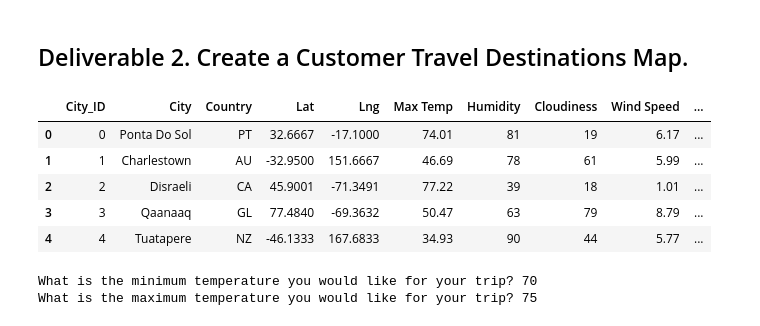
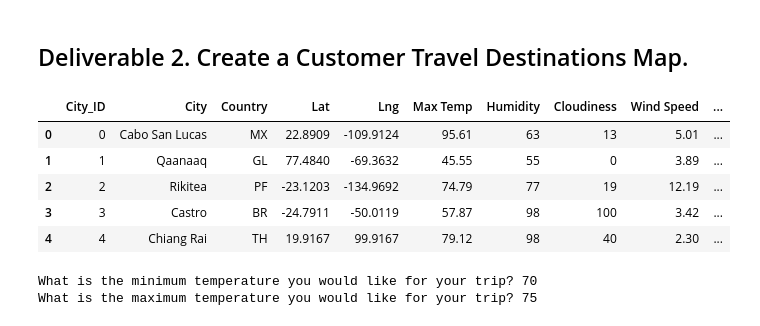
Before and after one commit to marveld21/World_Weather_Analysis, a Jupyter notebook: Vacation_Search/Vacation_Search.ipynb, the cells around one changed output. Drawn from its saved outputs; the diff is of its cells as text; code cells hidden in the pictures.

```diff
--- a/Vacation_Search/Vacation_Search.ipynb
+++ b/Vacation_Search/Vacation_Search.ipynb
@@ -14,15 +13,15 @@ from config import g_key
 gmaps.configure(api_key=g_key)
 # %%
 # 1. Import the WeatherPy_database.csv file.
-city_data_df = pd.read_csv("../WeatherPy_database.csv")
+city_data_df = pd.read_csv("..\Weather_Database\WeatherPy_Database.csv")
 city_data_df.head()
 # %% [output]
 |  | City_ID | City | Country | Lat | Lng | Max Temp | Humidity | Cloudiness | Wind Speed | ... |
-| 0 | 0 | Ponta Do Sol | PT | 32.6667 | -17.1000 | 74.01 | 81 | 19 | 6.17 | ... |
-| 1 | 1 | Charlestown | AU | -32.9500 | 151.6667 | 46.69 | 78 | 61 | 5.99 | ... |
-| 2 | 2 | Disraeli | CA | 45.9001 | -71.3491 | 77.22 | 39 | 18 | 1.01 | ... |
-| 3 | 3 | Qaanaaq | GL | 77.4840 | -69.3632 | 50.47 | 63 | 79 | 8.79 | ... |
-| 4 | 4 | Tuatapere | NZ | -46.1333 | 167.6833 | 34.93 | 90 | 44 | 5.77 | ... |
+| 0 | 0 | Cabo San Lucas | MX | 22.8909 | -109.9124 | 95.61 | 63 | 13 | 5.01 | ... |
+| 1 | 1 | Qaanaaq | GL | 77.4840 | -69.3632 | 45.55 | 55 | 0 | 3.89 | ... |
+| 2 | 2 | Rikitea | PF | -23.1203 | -134.9692 | 74.79 | 77 | 19 | 12.19 | ... |
+| 3 | 3 | Castro | BR | -24.7911 | -50.0119 | 57.87 | 98 | 100 | 3.42 | ... |
+| 4 | 4 | Chiang Rai | TH | 19.9167 | 99.9167 | 79.12 | 98 | 40 | 2.30 | ... |
 # %%
 # 2. Prompt the user to enter minimum and maximum temperature criteria
 
```
Also changed, not shown: parts of 7 cells of this notebook, 3 other files.
